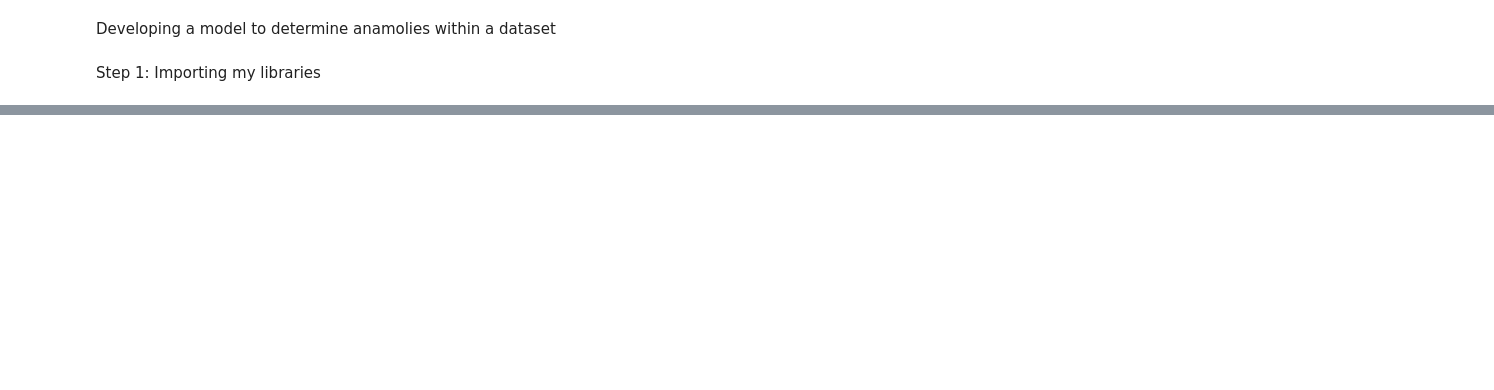
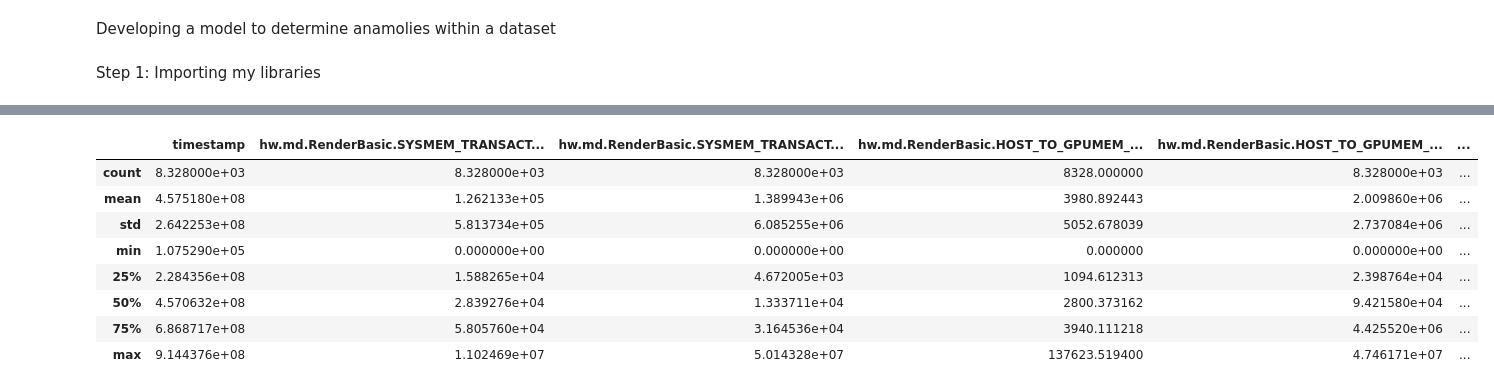
Before and after one commit to hitha-vargantiFM/ML_model, a Jupyter notebook: model1.ipynb, the cells around one changed output, grey strips where cells are left out. Cells and saved outputs as stored; diff of their text form; code cells hidden in the pictures; blank space fills up the shorter version.

```diff
--- a/model1.ipynb
+++ b/model1.ipynb
@@ -37,0 +96,12 @@ feature engineering steps:
+# %%
+df_cleaned.describe()
+# %% [output]
+|  | timestamp | hw.md.RenderBasic.SYSMEM_TRANSACT... | hw.md.RenderBasic.SYSMEM_TRANSACT... | hw.md.RenderBasic.HOST_TO_GPUMEM_... | hw.md.RenderBasic.HOST_TO_GPUMEM_... | ... |
+| count | 8.328000e+03 | 8.328000e+03 | 8.328000e+03 | 8328.000000 | 8.328000e+03 | ... |
+| mean | 4.575180e+08 | 1.262133e+05 | 1.389943e+06 | 3980.892443 | 2.009860e+06 | ... |
+| std | 2.642253e+08 | 5.813734e+05 | 6.085255e+06 | 5052.678039 | 2.737084e+06 | ... |
+| min | 1.075290e+05 | 0.000000e+00 | 0.000000e+00 | 0.000000 | 0.000000e+00 | ... |
+| 25% | 2.284356e+08 | 1.588265e+04 | 4.672005e+03 | 1094.612313 | 2.398764e+04 | ... |
+| 50% | 4.570632e+08 | 2.839276e+04 | 1.333711e+04 | 2800.373162 | 9.421580e+04 | ... |
+| 75% | 6.868717e+08 | 5.805760e+04 | 3.164536e+04 | 3940.111218 | 4.425520e+06 | ... |
+| max | 9.144376e+08 | 1.102469e+07 | 5.014328e+07 | 137623.519400 | 4.746171e+07 | ... |
```
Also changed, not shown: parts of 14 cells of this notebook.
